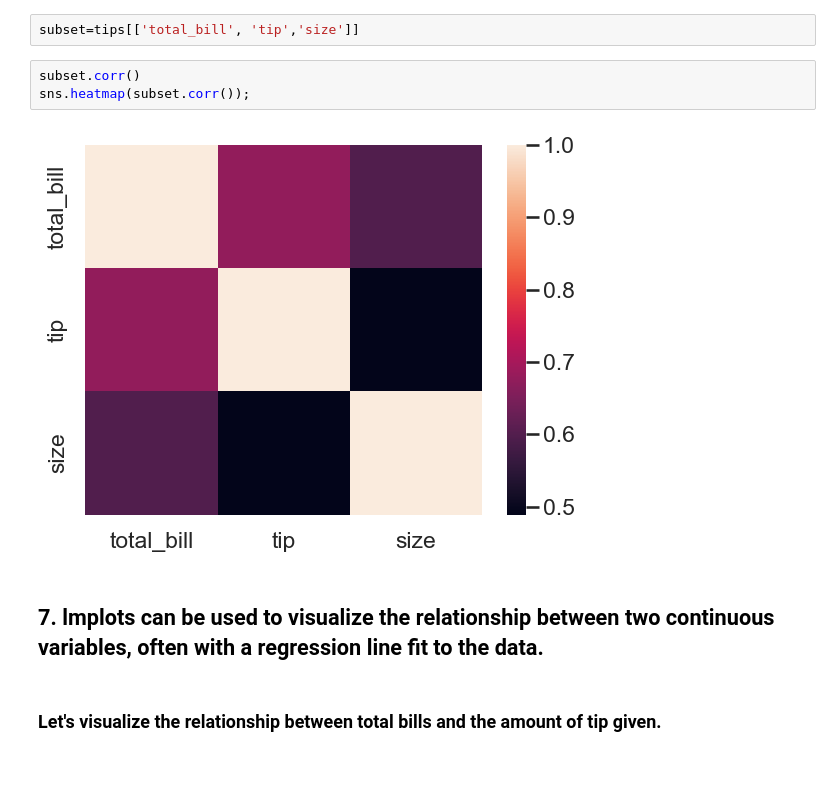
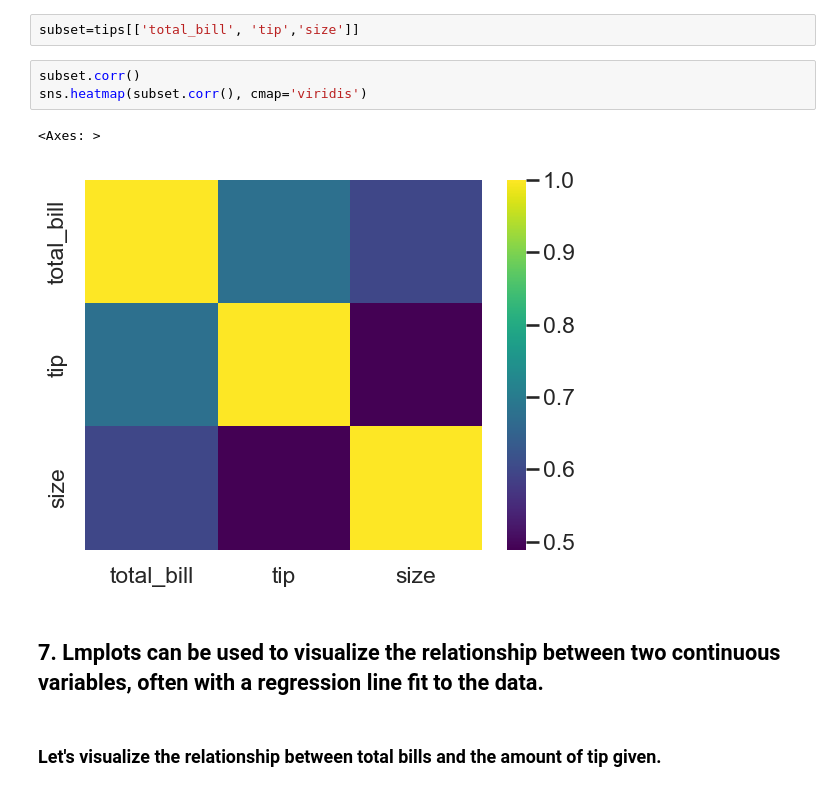
Before and after one commit to Victor-L-Almgren/Labs-and-exersizes, a Jupyter notebook: 7. Principles and Techniques for Data Science/Lab02/LAB02.ipynb, the cells around one changed output. Cells and saved outputs as stored; diff of their text form.

```diff
--- a/7. Principles and Techniques for Data Science/Lab02/LAB02.ipynb
+++ b/7. Principles and Techniques for Data Science/Lab02/LAB02.ipynb
@@ -135,11 +189,12 @@ sns.kdeplot(data=tips, x='size', hue='time', fill=True)
 subset=tips[['total_bill', 'tip','size']]
 # %%
 subset.corr()
-sns.heatmap(subset.corr());
+sns.heatmap(subset.corr(), cmap='viridis')
 # %% [output]
+<Axes: >
-[figure, old version]
+[figure, new version]
 # %% [markdown]
-## 7. lmplots can be used to visualize the relationship between two continuous variables, often with a regression line fit to the data.
+## 7. Lmplots can be used to visualize the relationship between two continuous variables, often with a regression line fit to the data.
 # %% [markdown]
 ### Let's visualize the relationship between total bills and the amount of tip given.
 # %%
```
Also changed, not shown: parts of 39 cells of this notebook, 2 other files.
